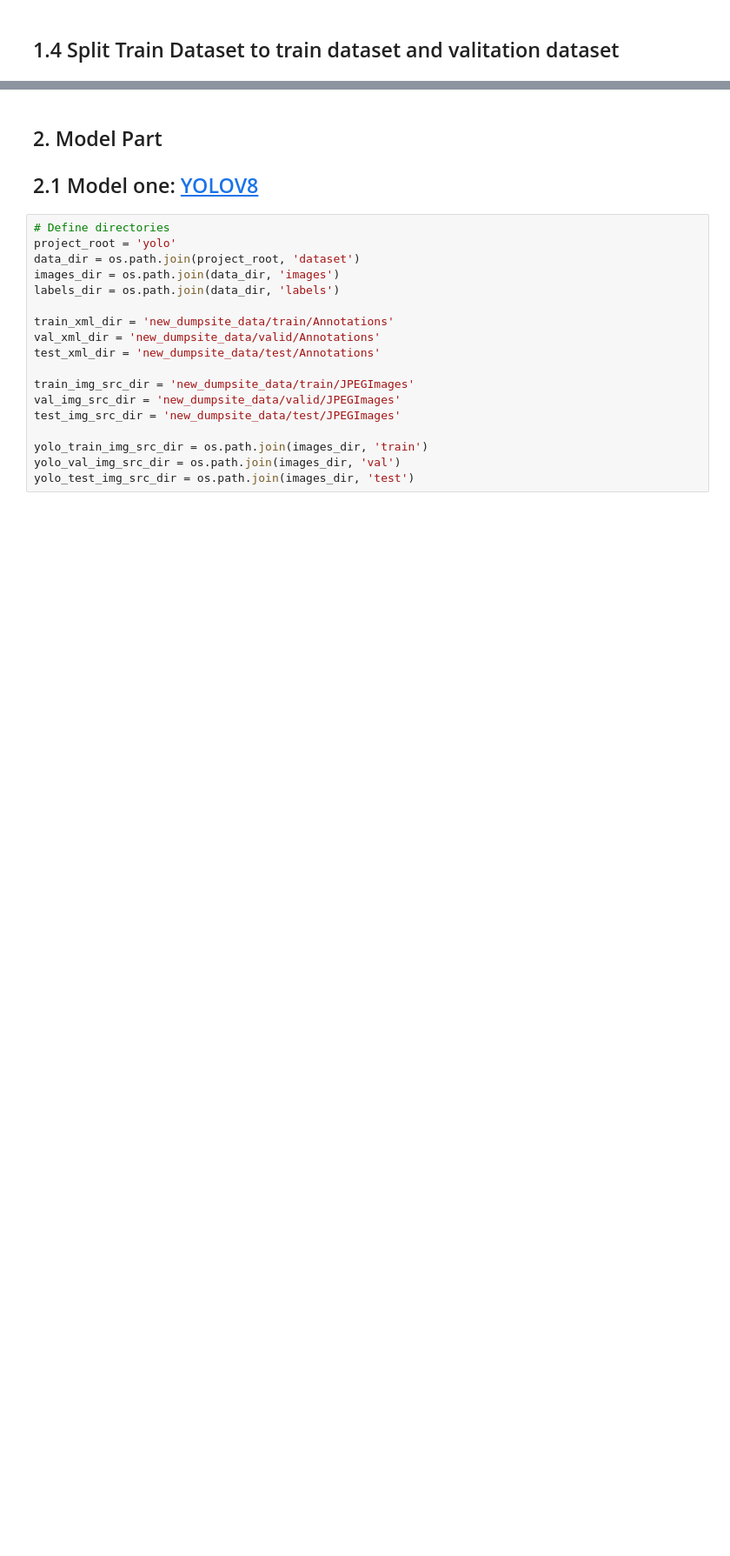
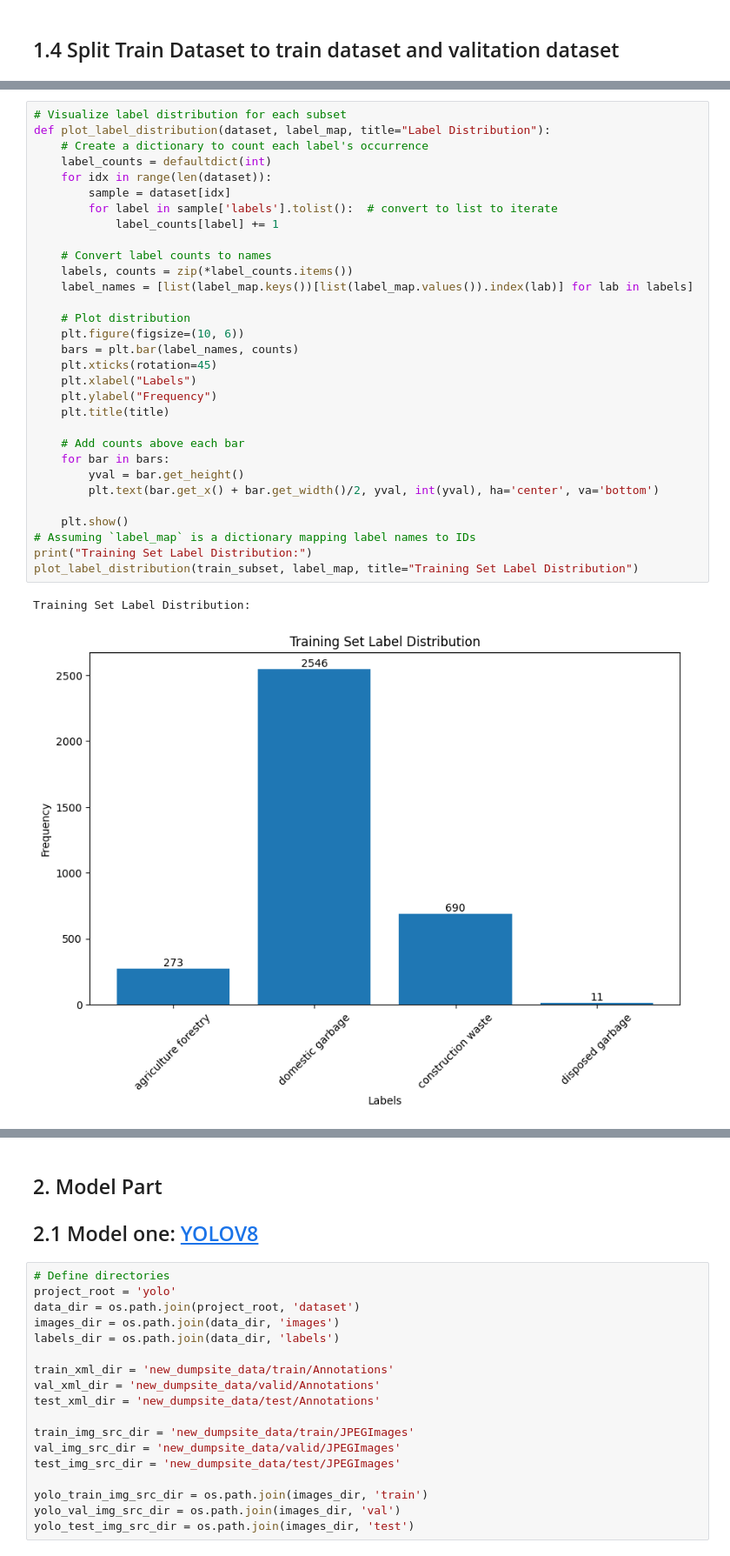
Before and after one commit to Doloreszjx/9444_Dumpsite_Monitoring, a Jupyter notebook: 9444_dumpsite_yolov8.ipynb, the cells around one changed output, grey strips where cells are left out. Shown at 87% size. Saved outputs shown, nothing was run; the diff lists cells and outputs as text; blank space fills up the shorter version.

```diff
--- a/9444_dumpsite_yolov8.ipynb
+++ b/9444_dumpsite_yolov8.ipynb
@@ -759,3 +662,37 @@ Length of train_subset: 2137
+# %%
+# Visualize label distribution for each subset
+def plot_label_distribution(dataset, label_map, title="Label Distribution"):
+    # Create a dictionary to count each label's occurrence
+    label_counts = defaultdict(int)
+    for idx in range(len(dataset)):
+        sample = dataset[idx]
+        for label in sample['labels'].tolist():  # convert to list to iterate
+            label_counts[label] += 1
+
+    # Convert label counts to names
+    labels, counts = zip(*label_counts.items())
+    label_names = [list(label_map.keys())[list(label_map.values()).index(lab)] for lab in labels]
+
+    # Plot distribution
+    plt.figure(figsize=(10, 6))
+    bars = plt.bar(label_names, counts)
+    plt.xticks(rotation=45)
+    plt.xlabel("Labels")
+    plt.ylabel("Frequency")
+    plt.title(title)
+
+    # Add counts above each bar
+    for bar in bars:
+        yval = bar.get_height()
+        plt.text(bar.get_x() + bar.get_width()/2, yval, int(yval), ha='center', va='bottom')
+
+    plt.show()
+# Assuming `label_map` is a dictionary mapping label names to IDs
+print("Training Set Label Distribution:")
+plot_label_distribution(train_subset, label_map, title="Training Set Label Distribution")
+# %% [output]
+Training Set Label Distribution:
+[figure, added]
 # %%
 def unnormalize(image, mean=[0.485, 0.456, 0.406], std=[0.229, 0.224, 0.225]):
   mean = torch.tensor(mean)[:, None, None]
```
Also changed, not shown: parts of 30 cells of this notebook.
